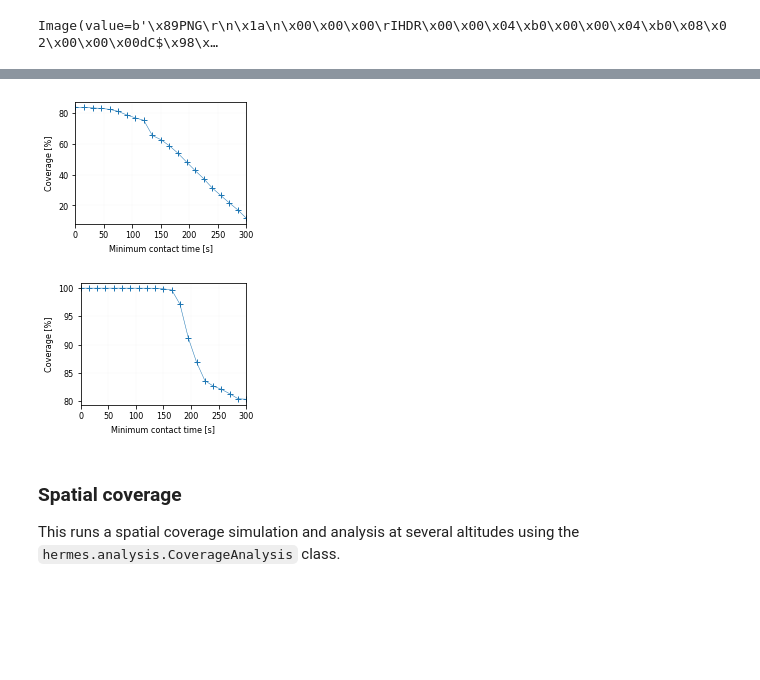
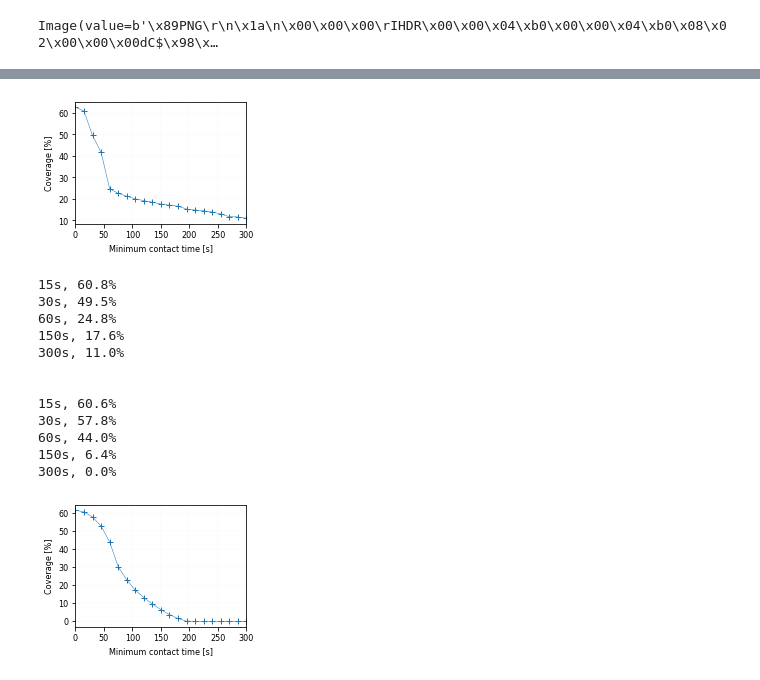
Before and after one commit to Josvth/hermes, a Jupyter notebook: visibility_analysis/OneWeb/Analysis_OneWeb.ipynb, the cells around one changed output, grey strips where cells are left out. Saved outputs shown, nothing was run; the diff lists cells and outputs as text; code cells hidden in the pictures; blank space fills up the shorter version.

Commit message:
Added SpaceX analysis.

```diff
--- a/visibility_analysis/OneWeb/Analysis_OneWeb.ipynb
+++ b/visibility_analysis/OneWeb/Analysis_OneWeb.ipynb
@@ -261,14 +236,10 @@ def generate_gap_df(instances_df, step_duration = 1.0, end_tof = None):
 # %%
 columns = ['strand_name', 'tof', 'r_a_x', 'r_a_y', 'r_a_z', 'r_b_x', 'r_b_y', 'r_b_z']
 
-#store_500km = pd.HDFStore("Test_LOSAnalysis_sat_500km_90deg_to_Telesat_2020-12-31_08-50-39.h5")
-#store_500km = pd.HDFStore("2021-01-02_10-51-23_Test_LOSAnalysis_sat_500km_97deg_to_Telesat.h5")
-store_500km = pd.HDFStore("2021-01-02_11-39-41_Test_LOSAnalysis_sat_500km_97deg_to_Telesat.h5")
+store_500km = pd.HDFStore("2021-01-18_11-41-24_OneWeb_LOSAnalysis_sat_500km_97deg_to_node.h5")
 instances_500km_df = store_500km.select('contact_instances', 'columns = %s' % str(columns))
 # %%
-#store_400km = pd.HDFStore("Test_LOSAnalysis_sat_400km_51deg_to_Telesat_2020-12-31_08-50-33.h5")
-#store_400km = pd.HDFStore("2021-01-02_10-51-17_Test_LOSAnalysis_sat_400km_51deg_to_Telesat.h5")
-store_400km = pd.HDFStore("2021-01-02_11-39-35_Test_LOSAnalysis_sat_400km_51deg_to_Telesat.h5")
+store_400km = pd.HDFStore("2021-01-18_11-41-19_OneWeb_LOSAnalysis_sat_400km_51deg_to_node.h5")
 instances_400km_df = store_400km.select('contact_instances', 'columns = %s' % str(columns))
 # %%
 pass_500km_df = generate_pass_df(instances_500km_df)
@@ -414,50 +377,74 @@ plt.show()
 # %%
-def plot_temporal_coverage(instances_df, pass_df, t_end = None, min_durations=np.arange(0, 315, 15)):
+def plot_temporal_coverage(instances_df, pass_df, tof_end = None, min_durations=np.arange(0, 315, 15)):
 
-    if t_end is None:
-        t_end = instances_df['tof'].values[-1]
+    if tof_end is None:
+        tof_end = max(instances_df['tof'])
 
     percentages = np.zeros((len(min_durations),))
 
     for i, min_duration in enumerate(min_durations):
 
         # First we find which passes are long enough to include:
-        long_passes = pass_df[pass_df.duration > min_duration]
+        long_passes = pass_df[pass_df.duration >= min_duration]
 
         # And use that to filter the instances
         long_instances_df = instances_df[instances_df.index.isin(long_passes.index, level='p')]
 
-        # Then we compute the gaps
-        long_gap_df = generate_gap_df(long_instances_df)
+        if long_instances_df.size > 0:
+            # Then we compute the gaps
+            long_gap_df = generate_gap_df(long_instances_df, tof_end=tof_end)
 
-        # Then we compute the total gap duration
-        total_gap_duration = long_gap_df[long_gap_df['end_tof'] < t_end].duration.sum()
+            # Then we compute the total gap duration
+            total_gap_duration = long_gap_df[long_gap_df['end_tof'] <= tof_end].duration.sum()
 
-        # And compute the coverage percentage
-        percentages[i] = 1 - total_gap_duration / t_end
+            # And compute the coverage percentage
+            percentages[i] = 1 - min(1, total_gap_duration / tof_end)
+        else:
+            percentages[i] = 0
 
     ## DO PLOTTING
     fig, ax = plt.subplots(tight_layout=True, figsize=(3.2, 2.4))
     ax.plot(min_durations, percentages * 100, '-+', linewidth=0.5)
     ax.set_xlabel('Minimum contact time [s]')
     ax.set_ylabel('Coverage [%]')
     ax.grid(linestyle=':', linewidth=0.1)
     ax.set_xlim((0, max(min_durations)))
     apply_report_formatting()
 
-plot_temporal_coverage(instances_500km_df, pass_500km_df)
-plt.savefig(figures_dir + '/Telesat_coverage_vs_time_500km97deg.svg')
-plt.savefig(figures_dir + '/Telesat_coverage_vs_time_500km97deg.pgf')
+    return min_durations, percentages
+
+min_durations, percentages = plot_temporal_coverage(instances_500km_df, pass_500km_df)
+plt.savefig(figures_dir + '/OneWeb_coverage_vs_time_500km97deg.pdf')
 plt.show()
 
-plot_temporal_coverage(instances_400km_df, pass_400km_df)
-plt.savefig(figures_dir + '/Telesat_coverage_vs_time_400km51deg.svg')
-plt.savefig(figures_dir + '/Telesat_coverage_vs_time_400km51deg.pgf')
+interp_durations = [15, 30, 60, 150, 300]
+interp_percentages = np.interp(interp_durations, min_durations, percentages)
+
+for d, p in zip(interp_durations, interp_percentages):
+    print("%ds, %0.1f%%" % (d, p * 100))
+print("\n")
+
+min_durations, percentages = plot_temporal_coverage(instances_400km_df, pass_400km_df,)
+plt.savefig(figures_dir + '/OneWeb_coverage_vs_time_400km51deg.pdf')
 plt.show()
+
+interp_percentages = np.interp(interp_durations, min_durations, percentages)
+
+for d, p in zip(interp_durations, interp_percentages):
+    print("%ds, %0.1f%%" % (d, p * 100))
+print("\n")
 # %% [output]
-[figure, old version]
+[figure, new version]
+15s, 60.8%
+30s, 49.5%
+60s, 24.8%
+150s, 17.6%
+300s, 11.0%
+
+
+15s, 60.6%
+30s, 57.8%
+60s, 44.0%
+150s, 6.4%
+300s, 0.0%
-[figure, old version]
+[figure, new version]
-# %% [markdown]
-### Spatial coverage
-This runs a spatial coverage simulation and analysis at several altitudes using the
-``hermes.analysis.CoverageAnalysis`` class.
```
Also changed, not shown: parts of 12 cells of this notebook, 3 other files.
